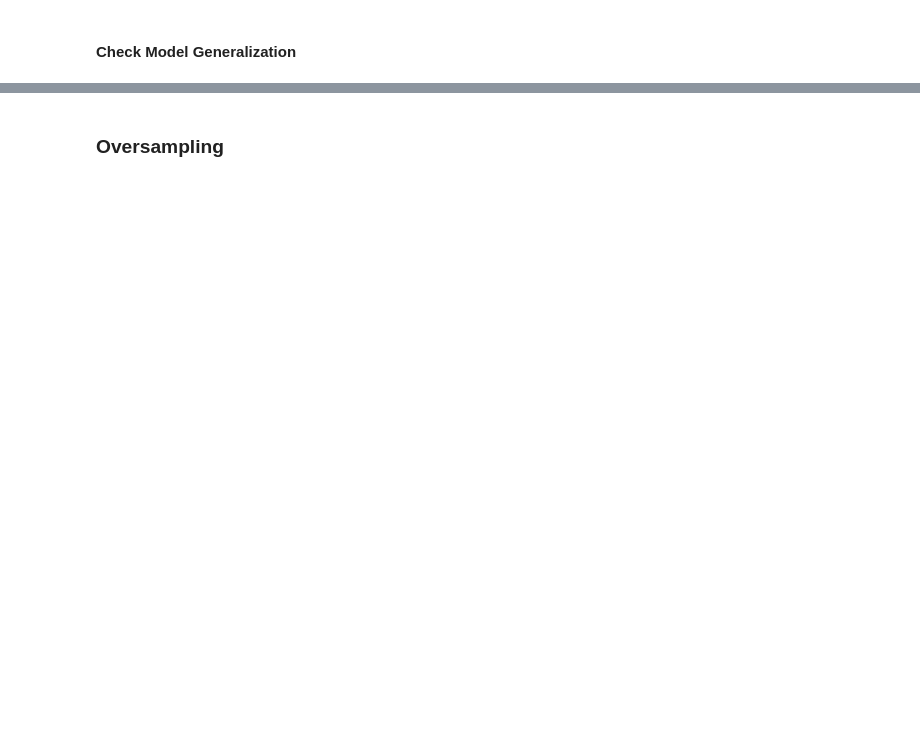
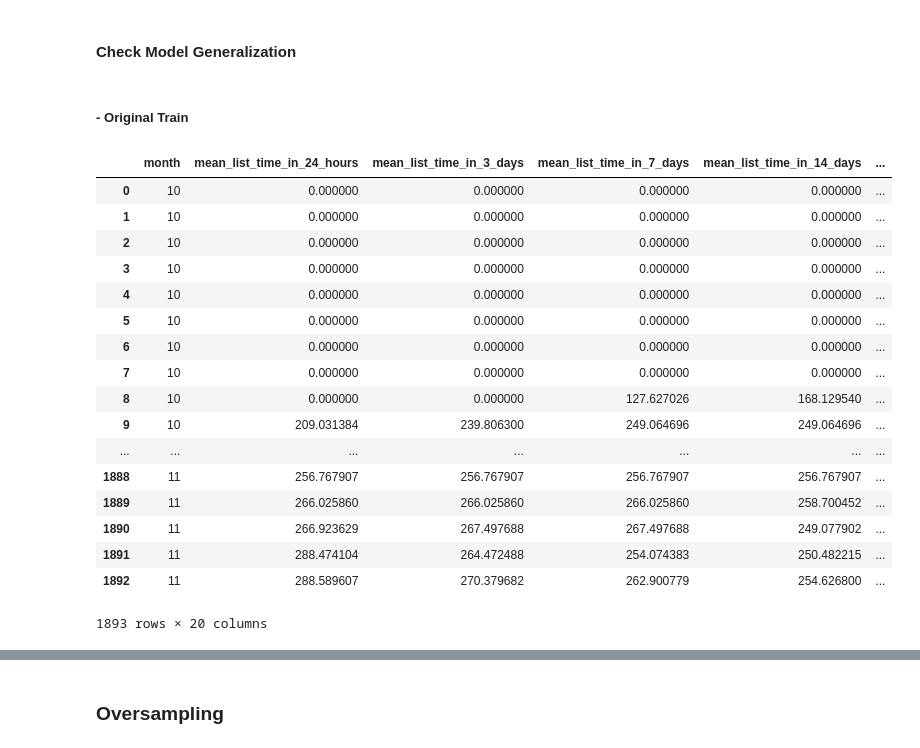
Before and after one commit to tarcisobraz/sparkify-churn-prediction, a Jupyter notebook: Sparkify.ipynb, the cells around one changed output, grey strips where cells are left out. Drawn from its saved outputs; the diff is of its cells as text; code cells hidden in the pictures; blank space fills up the shorter version.

Commit message:
modeling: Checks for generalizability of model trained on undersampled data.

```diff
--- a/Sparkify.ipynb
+++ b/Sparkify.ipynb
@@ -1259,2 +1268,27 @@ print(confusion_matrix(u_y_true, u_y_pred))
 # %% [markdown]
 #### Check Model Generalization
+# %% [markdown]
+##### - Original Train
+# %%
+train_preds = cvModel.transform(train)
+# %%
+train_preds.toPandas()
+# %% [output]
+|  | month | mean_list_time_in_24_hours | mean_list_time_in_3_days | mean_list_time_in_7_days | mean_list_time_in_14_days | ... |
+| 0 | 10 | 0.000000 | 0.000000 | 0.000000 | 0.000000 | ... |
+| 1 | 10 | 0.000000 | 0.000000 | 0.000000 | 0.000000 | ... |
+| 2 | 10 | 0.000000 | 0.000000 | 0.000000 | 0.000000 | ... |
+| 3 | 10 | 0.000000 | 0.000000 | 0.000000 | 0.000000 | ... |
+| 4 | 10 | 0.000000 | 0.000000 | 0.000000 | 0.000000 | ... |
+| 5 | 10 | 0.000000 | 0.000000 | 0.000000 | 0.000000 | ... |
+| 6 | 10 | 0.000000 | 0.000000 | 0.000000 | 0.000000 | ... |
+| 7 | 10 | 0.000000 | 0.000000 | 0.000000 | 0.000000 | ... |
+| 8 | 10 | 0.000000 | 0.000000 | 127.627026 | 168.129540 | ... |
+| 9 | 10 | 209.031384 | 239.806300 | 249.064696 | 249.064696 | ... |
+| ... | ... | ... | ... | ... | ... | ... |
+| 1888 | 11 | 256.767907 | 256.767907 | 256.767907 | 256.767907 | ... |
+| 1889 | 11 | 266.025860 | 266.025860 | 266.025860 | 258.700452 | ... |
+| 1890 | 11 | 266.923629 | 267.497688 | 267.497688 | 249.077902 | ... |
+| 1891 | 11 | 288.474104 | 264.472488 | 254.074383 | 250.482215 | ... |
+| 1892 | 11 | 288.589607 | 270.379682 | 262.900779 | 254.626800 | ... |
+1893 rows × 20 columns
```
Also changed, not shown: parts of 45 cells of this notebook.
